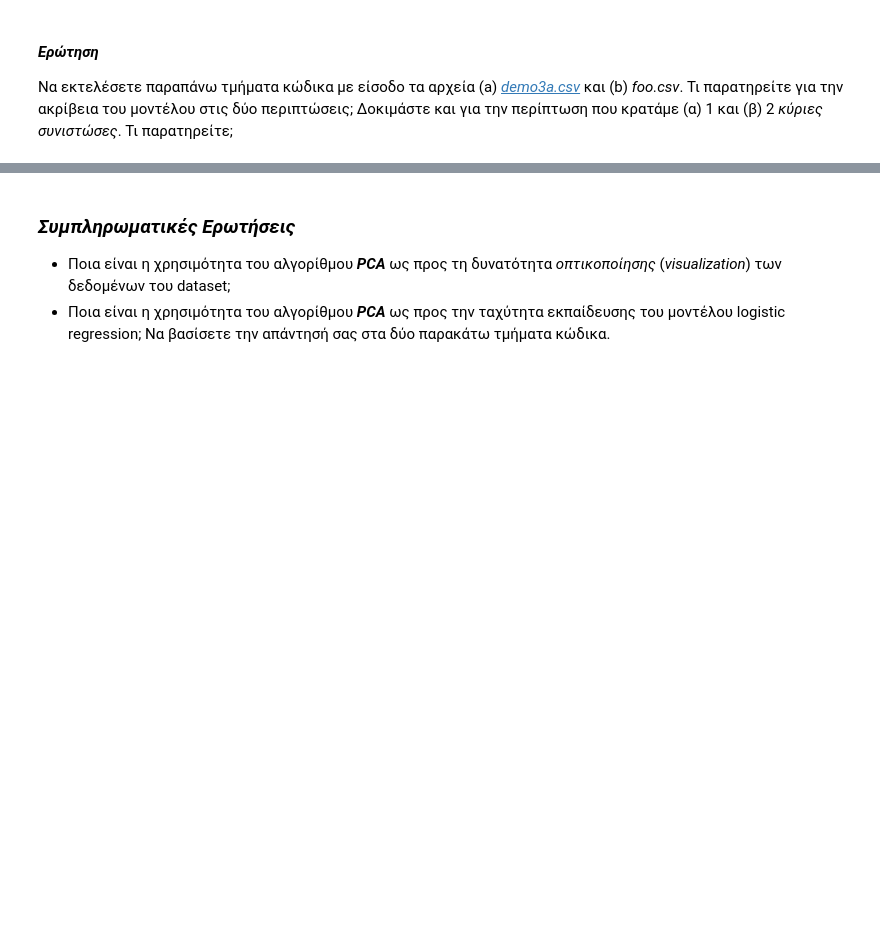
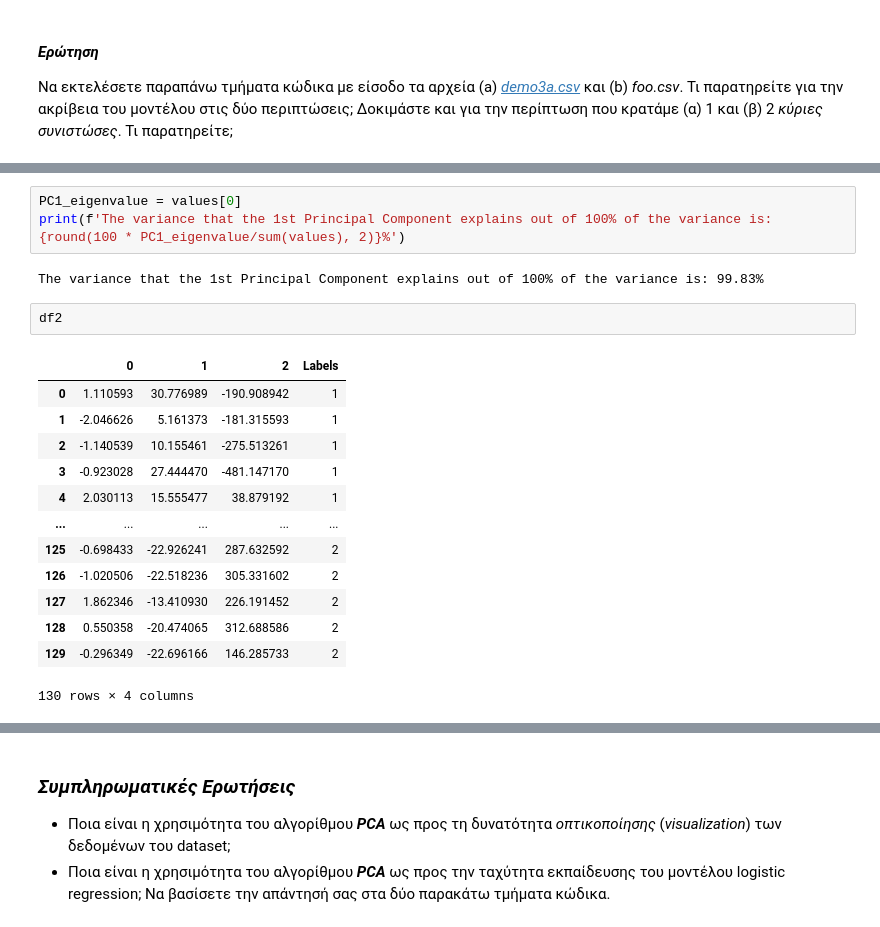
Before and after one commit to billdepo/Stochastic-Processes-Optimization-labs, a Jupyter notebook: lab2/Depastas_lab2_PCA.ipynb, the cells around one changed output, grey strips where cells are left out. Cells and saved outputs as stored; diff of their text form; blank space fills up the shorter version.

```diff
--- a/lab2/Depastas_lab2_PCA.ipynb
+++ b/lab2/Depastas_lab2_PCA.ipynb
@@ -247,0 +393,21 @@ Total errors on the test dataset
+# %%
+PC1_eigenvalue = values[0]
+print(f'The variance that the 1st Principal Component explains out of 100% of the variance is: {round(100 * PC1_eigenvalue/sum(values), 2)}%')
+# %% [output]
+The variance that the 1st Principal Component explains out of 100% of the variance is: 99.83%
+# %%
+df2
+# %% [output]
+|  | 0 | 1 | 2 | Labels |
+| 0 | 1.110593 | 30.776989 | -190.908942 | 1 |
+| 1 | -2.046626 | 5.161373 | -181.315593 | 1 |
+| 2 | -1.140539 | 10.155461 | -275.513261 | 1 |
+| 3 | -0.923028 | 27.444470 | -481.147170 | 1 |
+| 4 | 2.030113 | 15.555477 | 38.879192 | 1 |
+| ... | ... | ... | ... | ... |
+| 125 | -0.698433 | -22.926241 | 287.632592 | 2 |
+| 126 | -1.020506 | -22.518236 | 305.331602 | 2 |
+| 127 | 1.862346 | -13.410930 | 226.191452 | 2 |
+| 128 | 0.550358 | -20.474065 | 312.688586 | 2 |
+| 129 | -0.296349 | -22.696166 | 146.285733 | 2 |
+130 rows × 4 columns
```
Also changed, not shown: parts of 16 cells of this notebook.
